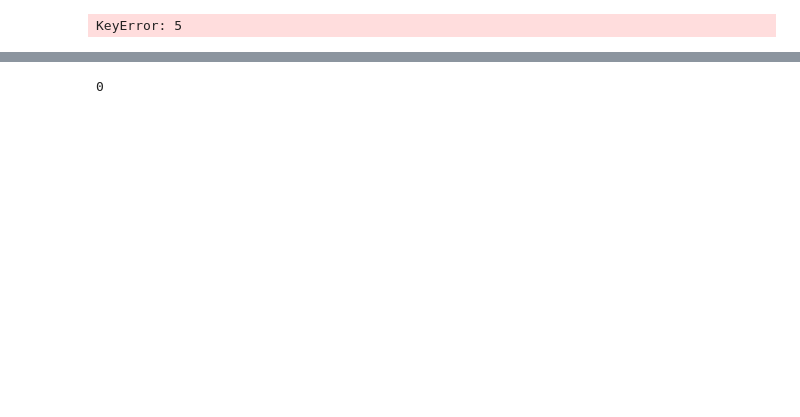
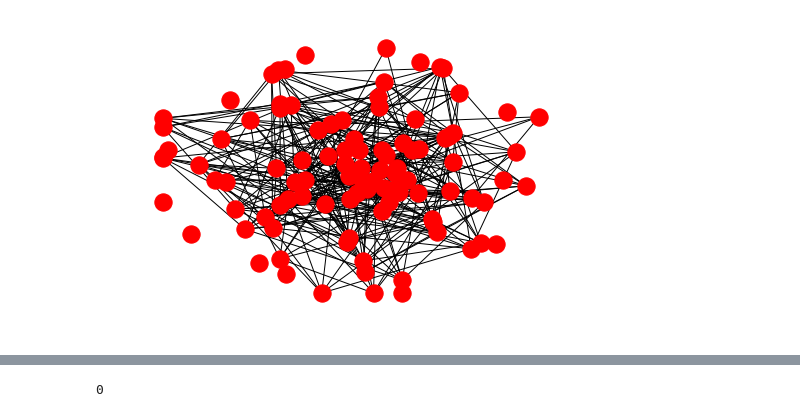
Before and after one commit to holdenlee/network-dynamics, a Jupyter notebook: Recommendation friends to reduce polarization.ipynb, the cells around one changed output, grey strips where cells are left out. Cells and saved outputs as stored; diff of their text form; code cells hidden in the pictures; blank space fills up the shorter version.

```diff
--- a/Recommendation friends to reduce polarization.ipynb
+++ b/Recommendation friends to reduce polarization.ipynb
@@ -1,5 +1,4 @@
 # %%
-# %load main.py
 import networkx as nx
 import random as rand
 from utils import *
@@ -7,7 +6,7 @@ from utils import *
 class Person(object):
     #static variable
     population = 0
-    def __init__(self,id_num=None,ideo=None, capacity=3.0):
+    def __init__(self,id_num=None,ideo=None, capacity=10.0):
         self.id_num = id_num if id_num!=None else Person.population
         Person.population += 1
         self.ideo = ideo if ideo!=None else rand.uniform(-1,1)
@@ -34,7 +33,7 @@ def update_friendships(graph, node, sigma=0.1):
 
 def make_friend(graph, node, p=0.1):
     if rand.random()<p:
-        friend = sample(graph.nodes())
+        friend = sample(list(graph.nodes()))
     else:
         f = step_rand_walk(graph,node)
         if f==None:
@@ -43,7 +42,7 @@ def make_friend(graph, node, p=0.1):
         if friend==None:
             return
     if not (friend == None or node == friend or friend in graph.adj[node]):
-        graph.add_edge(node, friend, {'weight':0.5})
+        graph.add_edge(node, friend, weight=0.5)
         return friend
 
 def maybe_make_friend(graph, node, p=0.1):
@@ -77,34 +76,34 @@ def loop_step(graph):
 def init_graph(pop):
     nodes = [Person() for i in range(pop)]
     G=nx.Graph()
     G.add_nodes_from(nodes)
     return G
 
 def test():
     G = nx.Graph()
     G.add_nodes_from([1,2,3,4,5,6])
     G.add_edges_from([(1,2,{'weight':1.0}),
                       (1,3,{'weight':2.0}),
                       (2,4,{'weight':10.0}),
                       (3,5,{'weight':10.0}),
                       (3,6,{'weight':20.0})])
     #print(G.adj)
     for t in range(15):
         print(step_rand_walk(G,step_rand_walk(G,1)))
     nx.draw(G)
     p=Person()
     q=Person()
     print(Person.population)
 
 if __name__=='__main__':
     #test()
     G=init_graph(10)
     for t in range(100):
         loop_step(G)
         if t%10==0:
             nx.draw(G)
 # %% [output]
-KeyError: 5
+[figure, added]
 # %%
 import matplotlib.pyplot as plt
 %matplotlib inline
```
Also changed, not shown: parts of 4 cells of this notebook, 1 other file.
